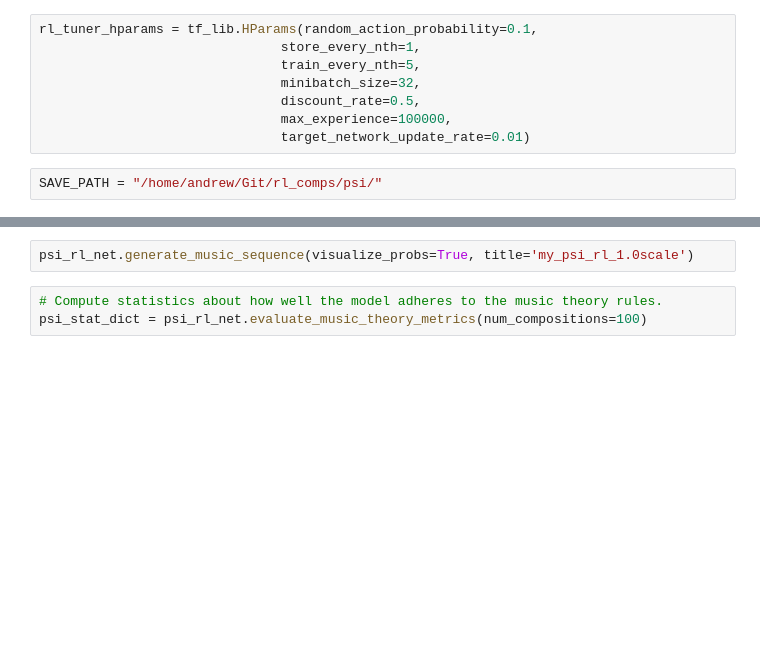
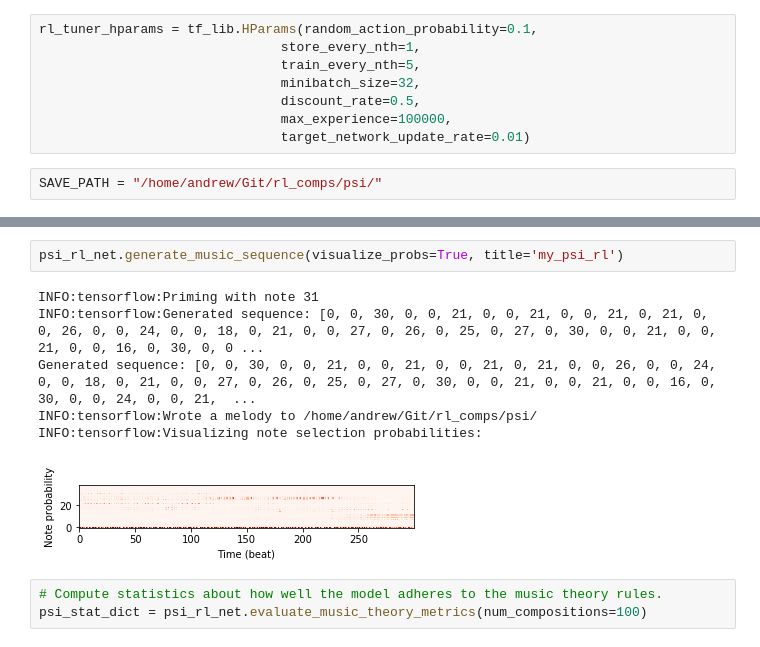
Before and after one commit to adrowan/rl_comps, a Jupyter notebook: Psi_RL_tuner.ipynb, the cells around one changed output, grey strips where cells are left out. Saved outputs shown, nothing was run; the diff lists cells and outputs as text; blank space fills up the shorter version.

```diff
--- a/Psi_RL_tuner.ipynb
+++ b/Psi_RL_tuner.ipynb
@@ -36,5 +57,12 @@ psi_rl_net.restore_from_directory(directory=SAVE_PATH, checkpoint_name="psi.ckpt
 # %%
-psi_rl_net.generate_music_sequence(visualize_probs=True, title='my_psi_rl_1.0scale')
+psi_rl_net.generate_music_sequence(visualize_probs=True, title='my_psi_rl')
+# %% [output]
+INFO:tensorflow:Priming with note 31
+INFO:tensorflow:Generated sequence: [0, 0, 30, 0, 0, 21, 0, 0, 21, 0, 0, 21, 0, 21, 0, 0, 26, 0, 0, 24, 0, 0, 18, 0, 21, 0, 0, 27, 0, 26, 0, 25, 0, 27, 0, 30, 0, 0, 21, 0, 0, 21, 0, 0, 16, 0, 30, 0, 0 ...
+Generated sequence: [0, 0, 30, 0, 0, 21, 0, 0, 21, 0, 0, 21, 0, 21, 0, 0, 26, 0, 0, 24, 0, 0, 18, 0, 21, 0, 0, 27, 0, 26, 0, 25, 0, 27, 0, 30, 0, 0, 21, 0, 0, 21, 0, 0, 16, 0, 30, 0, 0, 24, 0, 0, 21,  ...
+INFO:tensorflow:Wrote a melody to /home/andrew/Git/rl_comps/psi/
+INFO:tensorflow:Visualizing note selection probabilities:
+[figure, added]
 # %%
 # Compute statistics about how well the model adheres to the music theory rules.
 psi_stat_dict = psi_rl_net.evaluate_music_theory_metrics(num_compositions=100)
```
Also changed, not shown: parts of 3 cells of this notebook, 3 other files.
